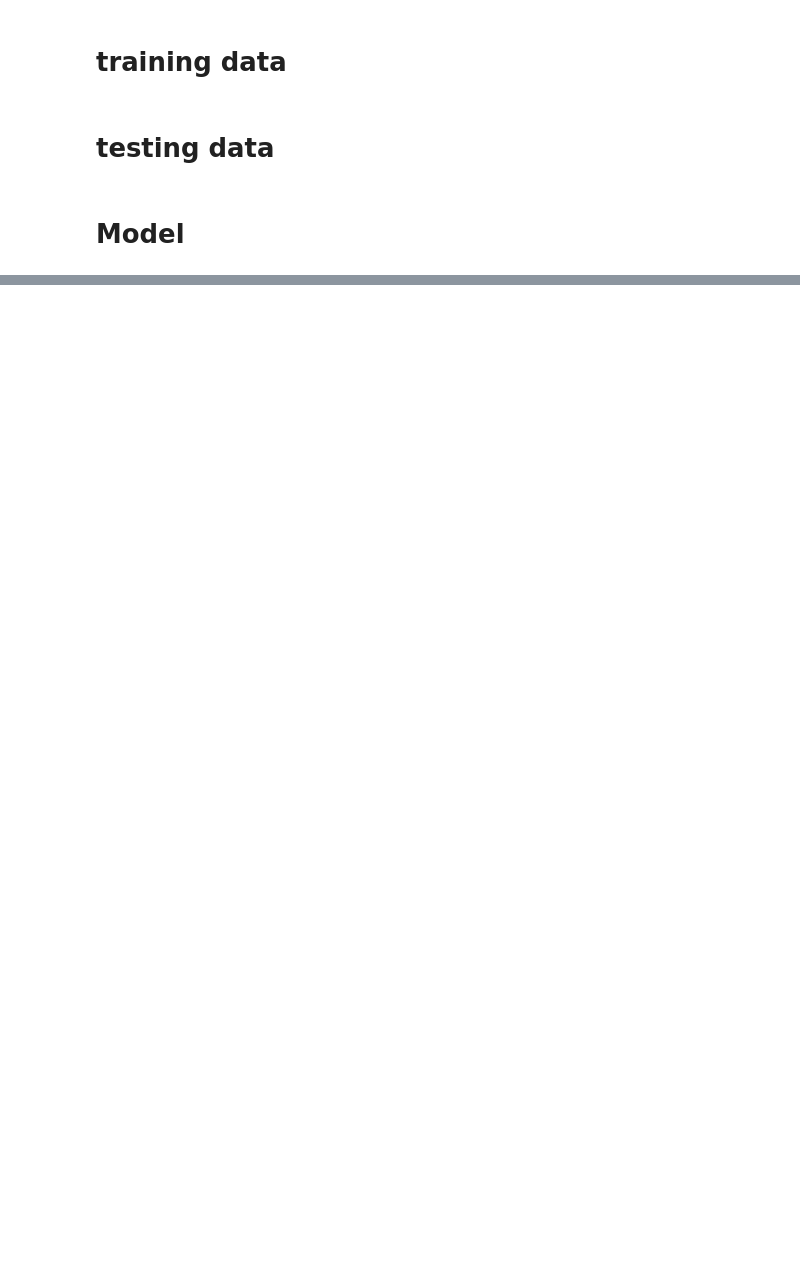
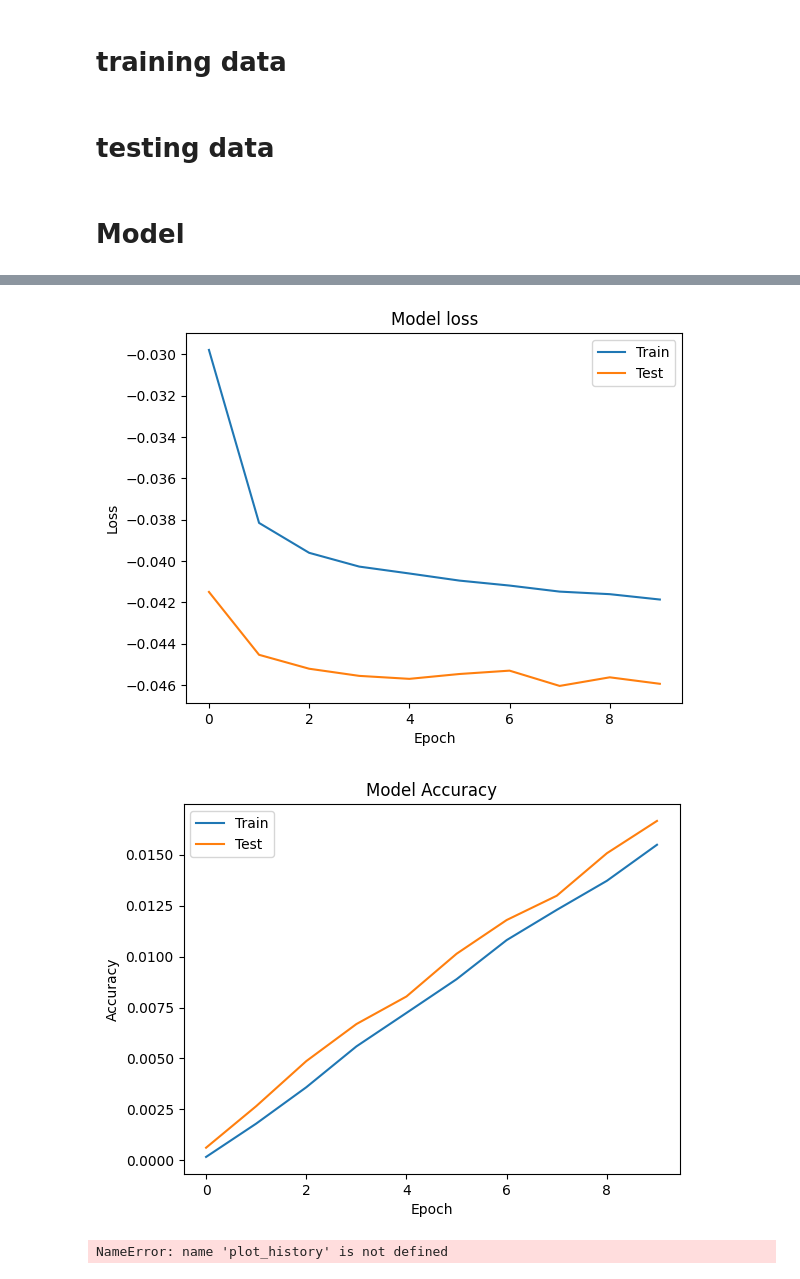
Before and after one commit to Harlequinht/which_horse, a Jupyter notebook: notebook/Deep_Learning_model-0803_modifying.ipynb, the cells around one changed output, grey strips where cells are left out. Saved outputs shown, nothing was run; the diff lists cells and outputs as text; code cells hidden in the pictures; blank space fills up the shorter version.

```diff
--- a/notebook/Deep_Learning_model-0803_modifying.ipynb
+++ b/notebook/Deep_Learning_model-0803_modifying.ipynb
@@ -221,9 +226,11 @@ y_test = test[['win_or_lose', 'randNumCol']]
 metrics = [
     keras.metrics.Recall(name='recall'),
     keras.metrics.Precision(name='precision'),
-    keras.metrics.AUC(name='prc', curve='PR')
-    # keras.metrics.
-    # keras.metrics.F1 ,  # precision-recall curve add precsion, F1, accuracy
+    keras.metrics.AUC(name='prc', curve='PR'),
+    keras.metrics.Accuracy(name='accuracy'),
+    # keras.metrics.F1Score(name='f1_score')
+    # keras.metrics.F1   # precision-recall curve add precsion, F1, accuracy
+
 ]
 # %%
 es = EarlyStopping(patience=4)
@@ -330,0 +335,26 @@ y_train
+# %%
+def plot_loss_accuracy(history):
+    plt.plot(history.history['loss'])
+    plt.plot(history.history['val_loss'])
+    plt.title('Model loss')
+    plt.ylabel('Loss')
+    plt.xlabel('Epoch')
+    plt.legend(['Train', 'Test'], loc='best')
+    plt.show()
+
+    plt.plot(history.history['accuracy'])
+    plt.plot(history.history['val_accuracy'])
+    plt.title('Model Accuracy')
+    plt.ylabel('Accuracy')
+    plt.xlabel('Epoch')
+    plt.legend(['Train', 'Test'], loc='best')
+    plt.show()
+# %%
+plot_loss_accuracy(history)
+# %% [output]
+[figure, added]
+[figure, added]
+# %%
+plot_history(history)
+# %% [output]
+NameError: name 'plot_history' is not defined
```
Also changed, not shown: parts of 20 cells of this notebook, 2 other files.
